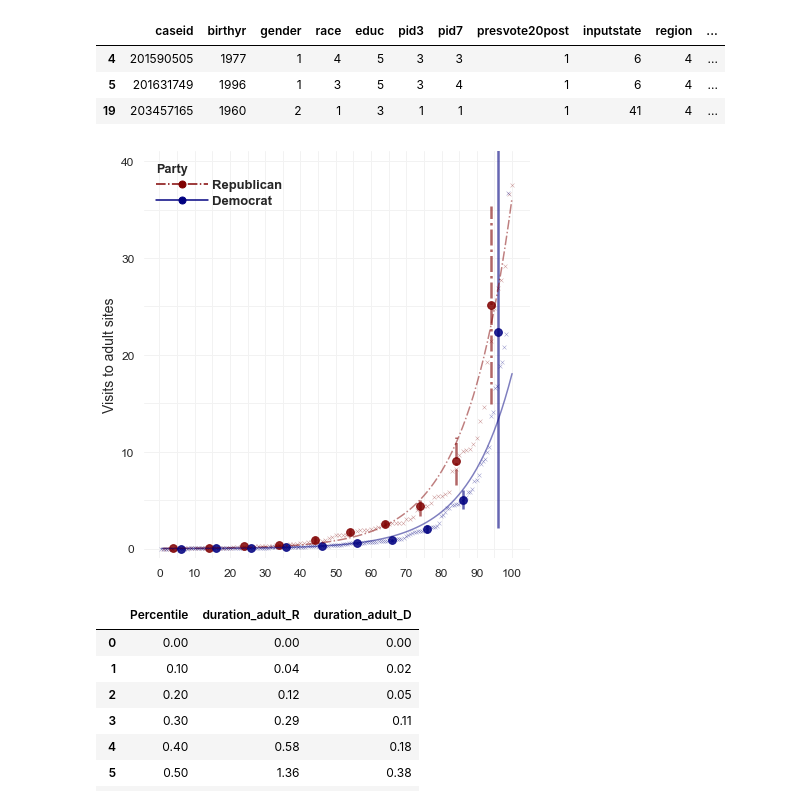
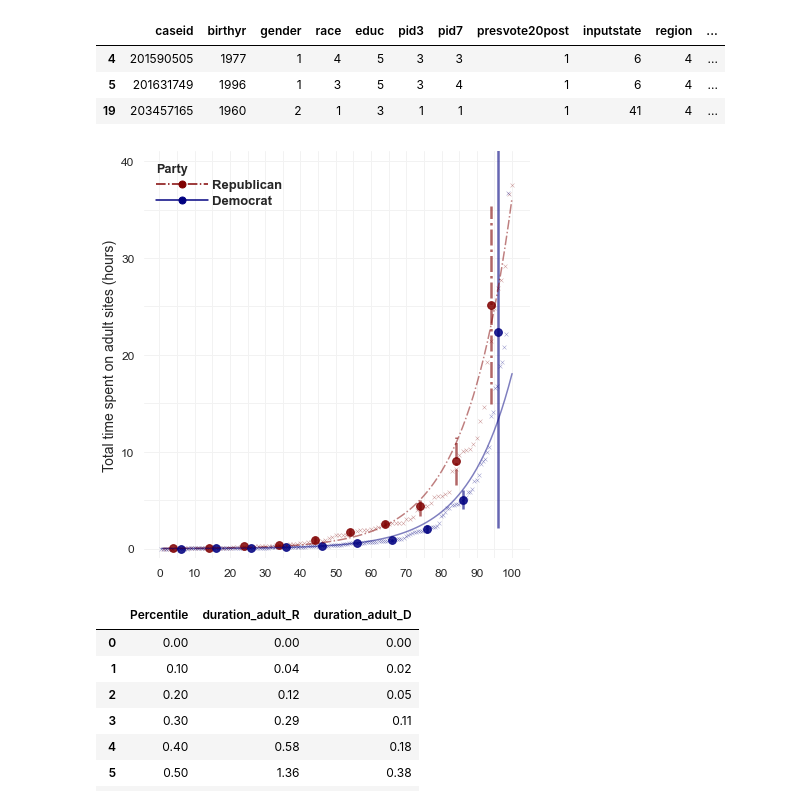
Before and after one commit to soodoku/adult, a Jupyter notebook: scripts/duration_on_adultsites.ipynb, the cells around one changed output. Saved outputs shown, nothing was run; the diff lists cells and outputs as text; code cells hidden in the pictures.

```diff
--- a/scripts/duration_on_adultsites.ipynb
+++ b/scripts/duration_on_adultsites.ipynb
@@ -284,7 +284,7 @@ for party in ["R", "D"]:
 # Figure settings
 ax.set_xticks(range(0,110,10))
 ax.set_xlabel("")
-ax.set_ylabel("Visits to adult sites", size=14)
+ax.set_ylabel("Total time spent on adult sites (hours)", size=14)
 ax.tick_params(axis='both', which='major', labelsize=12)
 ax.set_yticks(range(0,50,10))
 ax.set_ylim(-1, 41)
@@ -295,34 +295,34 @@ ax.get_xaxis().set_minor_locator(ticker.AutoMinorLocator(2))
 ax.get_yaxis().set_minor_locator(ticker.AutoMinorLocator(2))
 ax.xaxis.grid(True, which="both", color=".95")
 ax.yaxis.grid(True, which="both", color=".95")
 
 # Custom Legend
 rep_hand = mlines.Line2D([], [],
                          color='maroon', marker='o', ls="-.",
                          markersize=7, label='Republican'
                         )
 dem_hand = mlines.Line2D([], [],
                          color='navy', marker='o', ls="-",
                          markersize=7, label='Democrat',
                         )
 custom_legend = plt.legend(
     handles=[rep_hand, dem_hand],
     handlelength=4,
     handletextpad=.3,
     labelspacing=.3,
     title="Party",
     frameon=False,
     prop={'weight':'bold', "size":13},
 #     title_fontproperties={'weight':'bold', 'size':14},
 )
 custom_legend._legend_box.align = "left"
 custom_legend.get_title().set_weight("bold")
 
 sns.despine(left=True,bottom=True)
 plt.tight_layout()
 save_mpl_fig(os.path.join(FIGSAVEDIR, "distribution_duration_on_adultsites_by_party"))
 # %% [output]
-[figure, old version]
+[figure, new version]
 # %%
 # (fold cell) Get table of percentiles
 ntiles = [.0,.1,.2,.3,.4,.5,.6,.7,.8,.9,.95,.96,.97,.98,.99,1]
```
Also changed, not shown: parts of 2 cells of this notebook, 15 other files.
